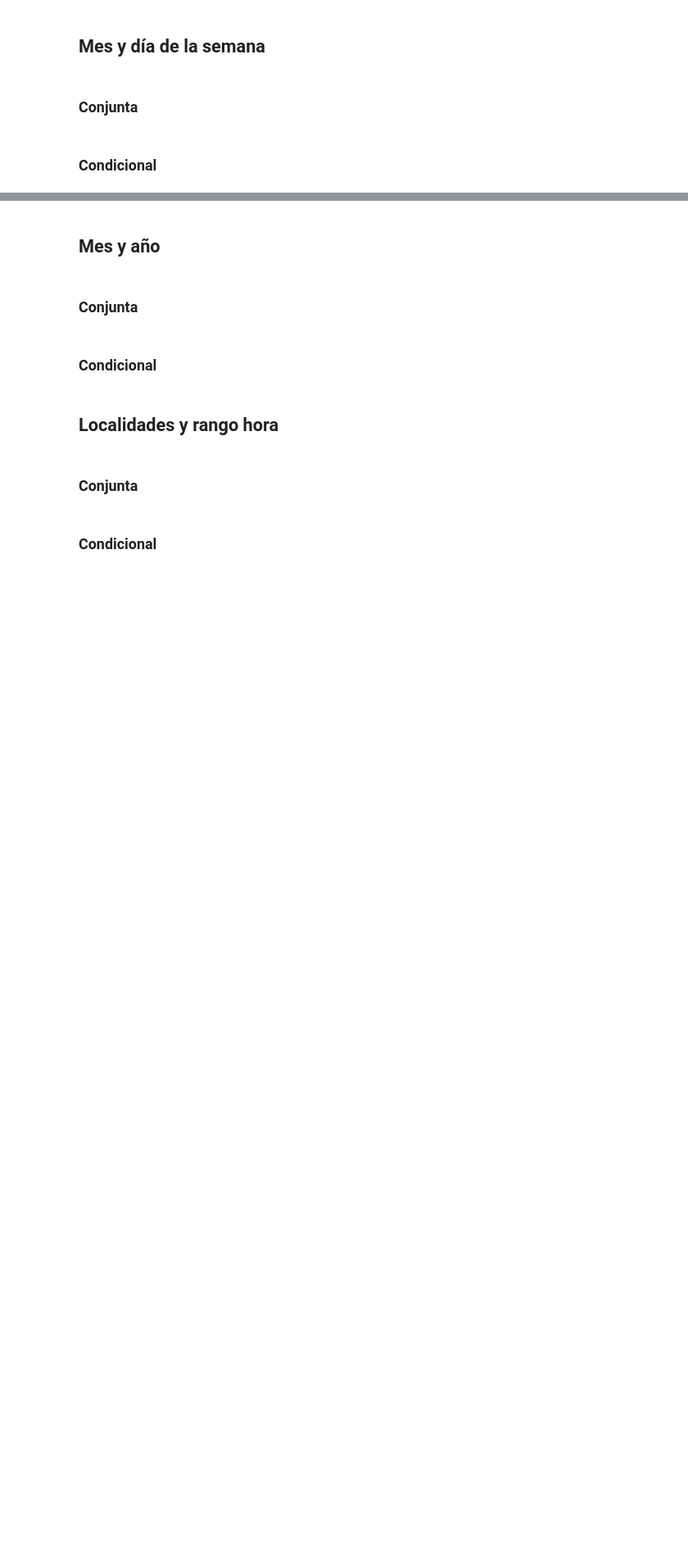
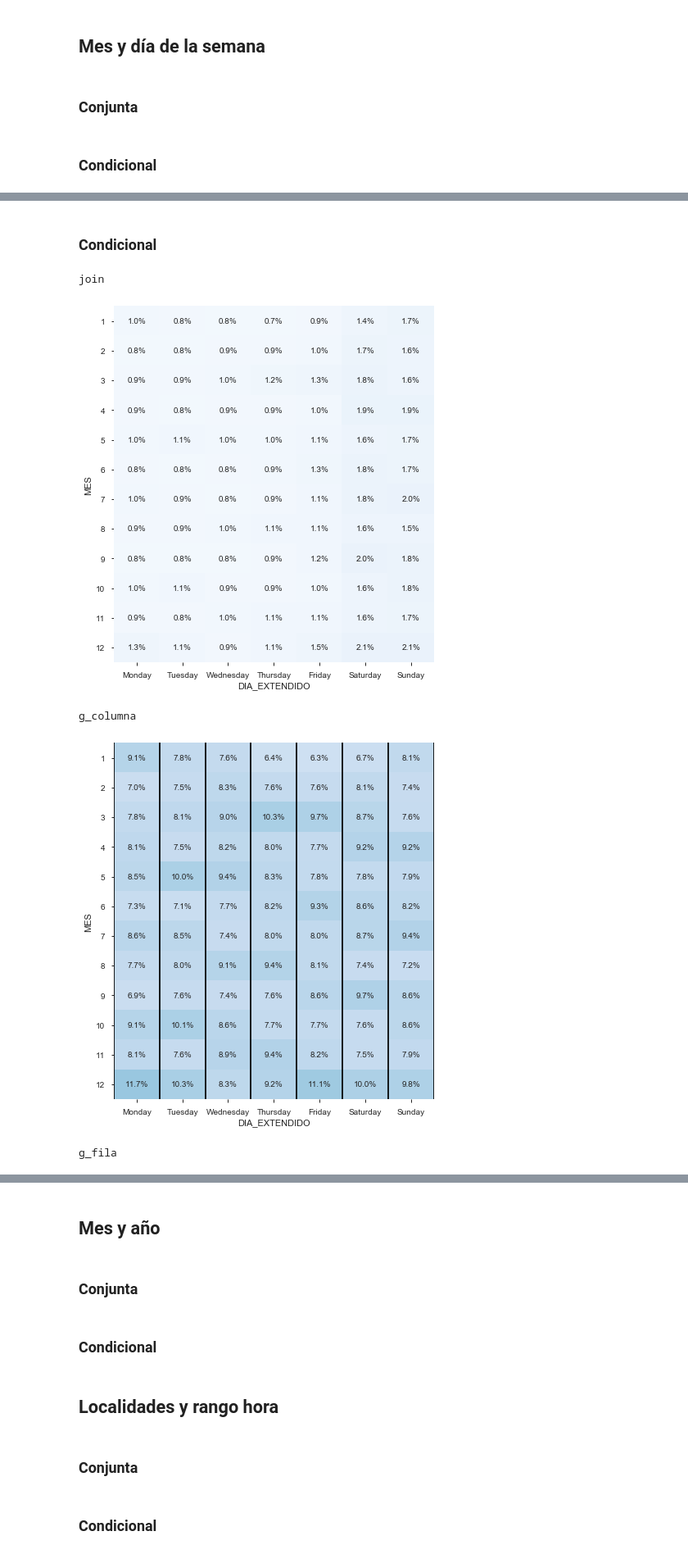
Before and after one commit to jrudascas/security_project, a Jupyter notebook: profiles/nuse_description.ipynb, the cells around one changed output, grey strips where cells are left out. Shown: that part at 82% size. Cells and saved outputs as stored; diff of their text form; code cells hidden in the pictures; blank space fills up the shorter version.

Commit message:
include DIA_EXTENDIDO variable in univariate and bivariate analysis

```diff
--- a/profiles/nuse_description.ipynb
+++ b/profiles/nuse_description.ipynb
@@ -1252,0 +1339,3 @@ for k in range(3):
+# %%
+data['DIA_SEMANA'] = data["FECHA"].dt.dayofweek
+data2018['DIA_SEMANA'] = data2018["FECHA"].dt.dayofweek
@@ -1303,0 +1429,54 @@ for k in range(3):
+# %%
+subdata = pd.DataFrame(data2018.groupby(['MES','DIA_EXTENDIDO']).size()).reset_index().rename(columns={0:"Cantidad"})
+subdata['Porcentaje']=subdata['Cantidad']/subdata['Cantidad'].sum()*100
+
+fig = px.scatter(subdata, x="MES", y="Porcentaje", size="Porcentaje", color="DIA_EXTENDIDO",
+                 width=1000, height=600, color_discrete_sequence = px.colors.qualitative.Prism[1:],
+                 category_orders={"DIA_EXTENDIDO": ["Monday", "Tuesday", "Wednesday", "Thursday","Friday","Saturday","Sunday"]},
+                 hover_name="DIA_EXTENDIDO", size_max=40,labels={"DIA_EXTENDIDO":"DIA_EXTENDIDO"})
+fig.update_layout(title_text="",legend_orientation='v')
+fig.update_xaxes(tickangle=0)
+fig.write_image("figuras_nuse/nuse_mes_día_extendido_conjunta.png")
+fig.show()
+# %% [markdown]
+### Condicional
+# %%
+data['DIA_SEMANA'] = data["FECHA"].dt.dayofweek
+data2018['DIA_SEMANA'] = data2018["FECHA"].dt.dayofweek
+# %%
+import seaborn as sns
+var1='MES'
+var2='DIA_EXTENDIDO'
+var_aux='STR_NUMERO_INTERNO'
+
+A=data2018.groupby([var1,var2]).agg({'STR_NUMERO_INTERNO':'count'}).reset_index().rename(columns={var_aux:'Frecuencia'})
+A['Porcentaje']=A['Frecuencia']/A['Frecuencia'].sum()
+join=(A.pivot(var1,var2,'Porcentaje')).fillna(0)
+join = join.reindex(["Monday","Tuesday","Wednesday","Thursday","Friday","Saturday","Sunday"], axis=1)
+gc=join/join.sum(axis=0)
+gf=(join.T/join.sum(axis=1)).T
+M=[join,gc,gf]
+title=["join",'g_columna',"g_fila"]
+#x_labels = ['LUN', 'MAR', 'MIE', 'JUE', 'VIE', 'SAB', 'DOM']
+
+for k in range(3):
+ print(title[k])
+ fig, ax = plt.subplots(1,1,sharex=True, sharey=True)
+ fig.set_size_inches(7, 8)
+ g=sns.heatmap(M[k],vmin=0, vmax=0.3,annot=True,fmt=".1%",linewidths=0,cmap="Blues",cbar=False)
+ g.set_yticklabels(g.get_yticklabels(), rotation = 0)
+ bottom, top = ax.get_ylim()
+ ax.set_ylim(bottom + 0.5, top - 0.5)
+ if k == 1:
+   ax.vlines(np.arange(20), *ax.get_ylim())
+ if k == 2:
+   ax.hlines(np.arange(20), *ax.get_xlim())
+
+ plt.savefig("figuras_nuse/nuse_mes_dia_extendido_condicional_"+title[k],dpi=300,bbox_inches = "tight")
+ plt.show()
+# %% [output]
+join
+[figure, added]
+g_columna
+[figure, added]
+g_fila
```
Also changed, not shown: parts of 21 cells of this notebook.
